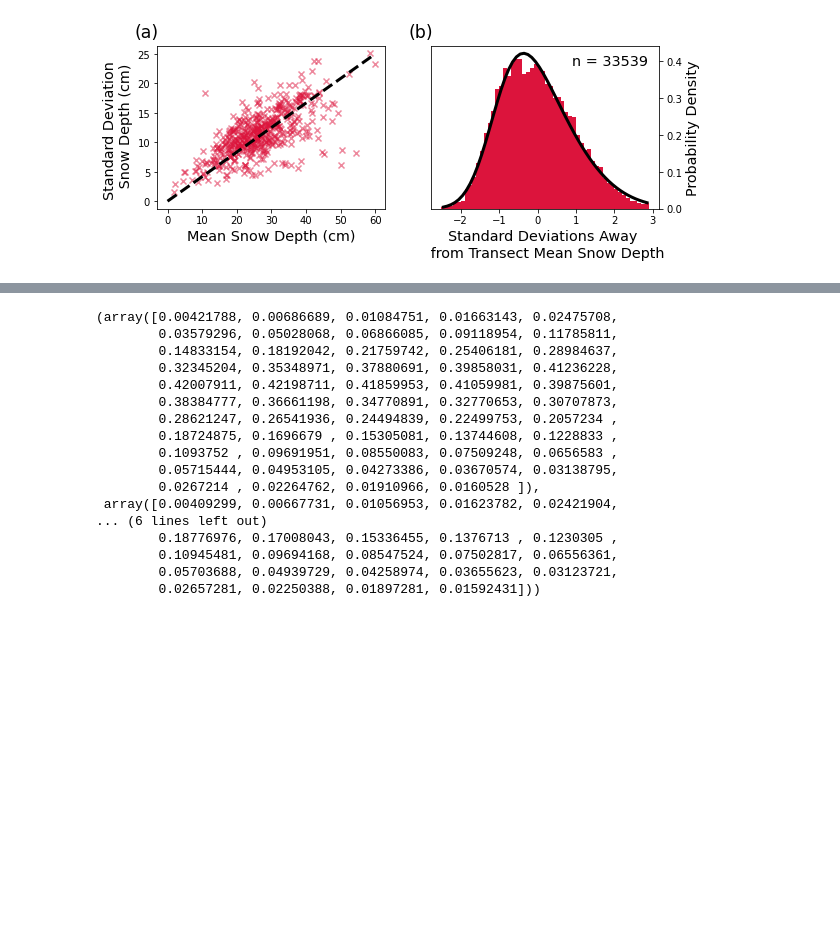
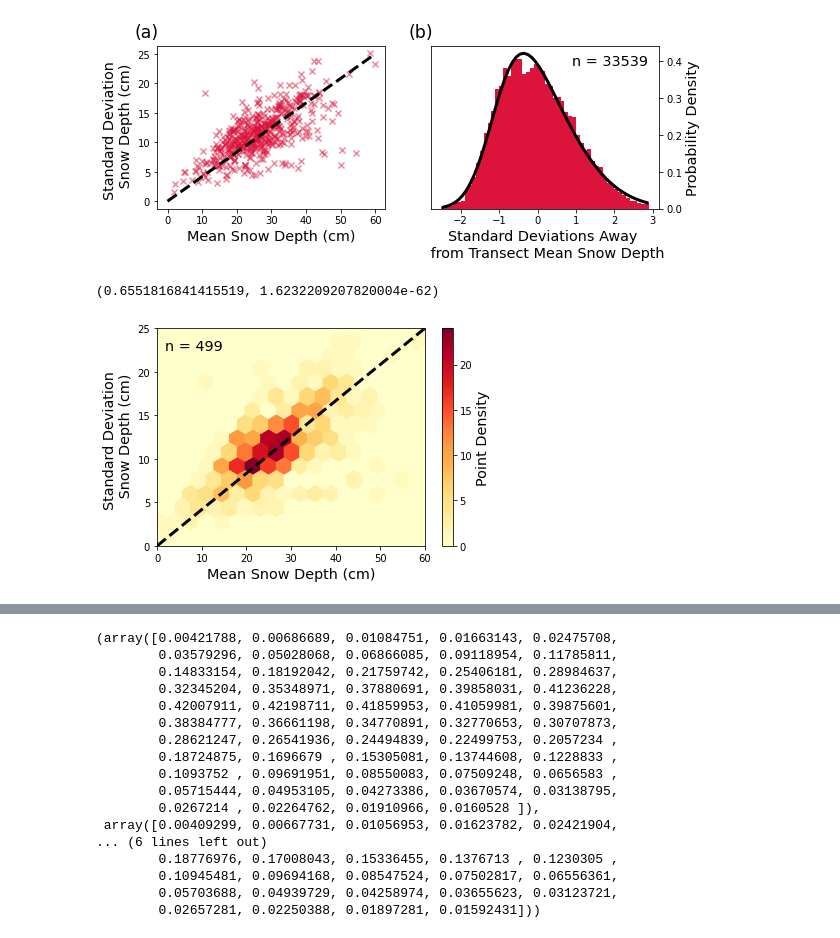
Before and after one commit to robbiemallett/sub_km, a Jupyter notebook: notebooks/Make_fit.ipynb, the cells around one changed output, grey strips where cells are left out. Cells and saved outputs as stored; diff of their text form; code cells hidden in the pictures; blank space fills up the shorter version.

```diff
--- a/notebooks/Make_fit.ipynb
+++ b/notebooks/Make_fit.ipynb
@@ -126,6 +113,32 @@ ax2.annotate(text='(b)', fontsize='xx-large', xy=(-0.1,1.05), xycoords= 'axes fr
 plt.show()
 # %% [output]
 [figure]
+# %%
+pearsonr(df['mean'],df['std'])
+# %% [output]
+(0.6551816841415519, 1.6232209207820004e-62)
+# %%
+h = plt.hexbin(list(df['mean'])+[-10],list(df['std'])+[-10],gridsize=20,cmap='YlOrRd')
+
+plt.plot([0,np.max(df['mean'])], linear_prediction, color='k',lw=3, ls='--')
+
+cb = plt.colorbar()
+
+cb.set_label('Point Density', fontsize='x-large')
+
+plt.xlabel('Mean Snow Depth (cm)', fontsize='x-large')
+plt.ylabel('Standard Deviation \n Snow Depth (cm)', fontsize='x-large')
+
+plt.xlim(0,60)
+plt.ylim(0,25)
+
+
+plt.annotate(f"n = 499", xy=(0.03,0.95),xycoords='axes fraction',ha='left',va='top',fontsize='x-large')
+
+plt.savefig('../figures/fig_S1', bbox_inches='tight',dpi=500)
+plt.savefig('/home/robbie/Dropbox/Apps/Overleaf/sub-km-snow-depth-dist/sup_figs/figS1.png', bbox_inches='tight',dpi=500)
+# %% [output]
+[figure, added]
 # %%
 fig, (ax1,ax2) = plt.subplots(1,2,figsize=(9,3))
 
```
Also changed, not shown: parts of 7 cells of this notebook, 29 other files.
